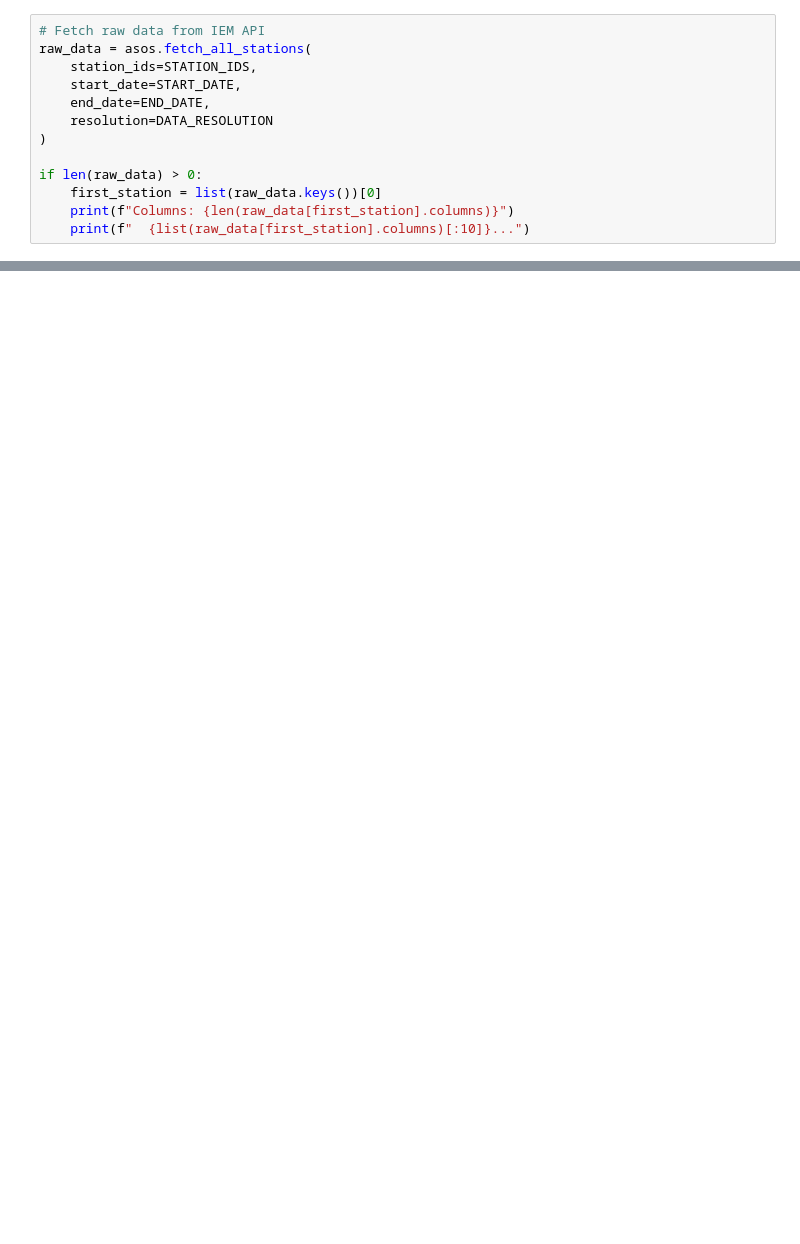
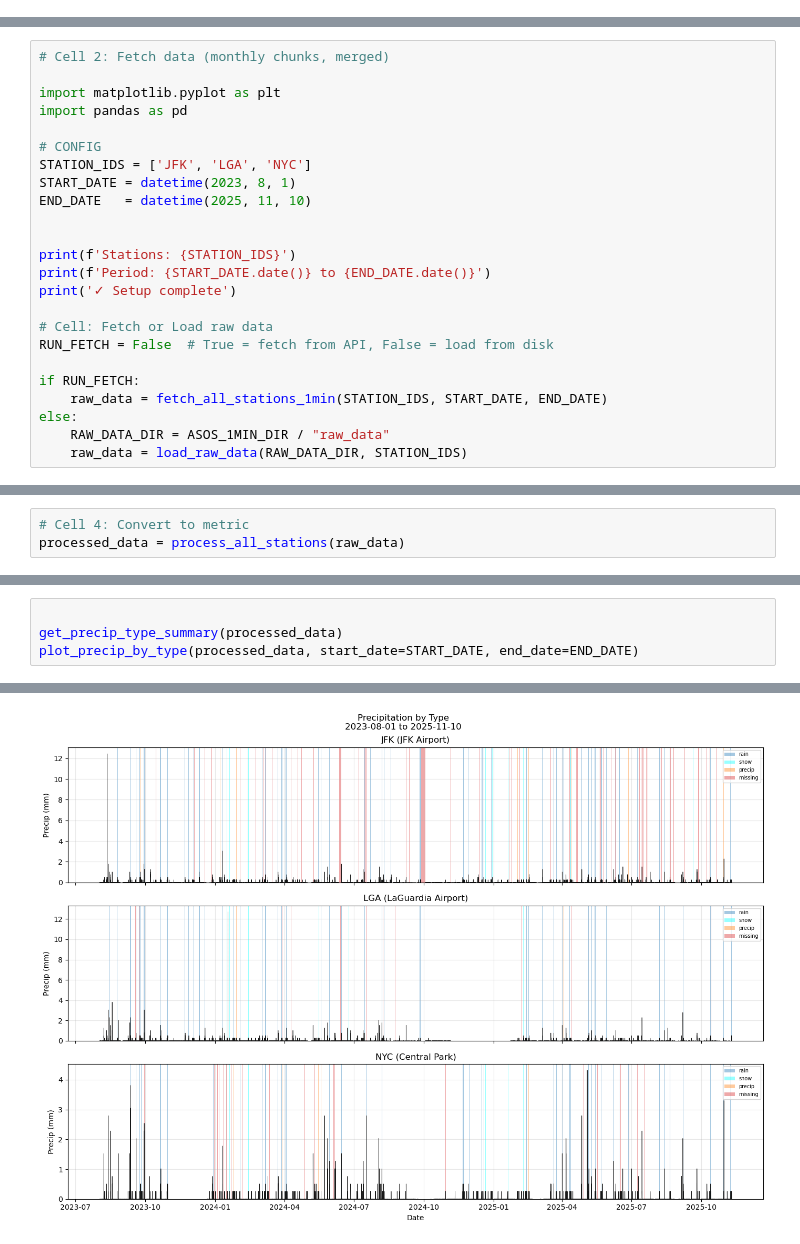
Before and after one commit to gabrielawr/OpenMesh_pynncml, a Jupyter notebook: src/fetch_data/noaa_asos/asos_pipeline.ipynb, the cells around one changed output, grey strips where cells are left out. Saved outputs shown, nothing was run; the diff lists cells and outputs as text; blank space fills up the shorter version.

```diff
--- a/src/fetch_data/noaa_asos/asos_pipeline.ipynb
+++ b/src/fetch_data/noaa_asos/asos_pipeline.ipynb
@@ -99,13 +0,0 @@ Save Plots: False
-# %%
-# Fetch raw data from IEM API
-raw_data = asos.fetch_all_stations(
-    station_ids=STATION_IDS,
-    start_date=START_DATE,
-    end_date=END_DATE,
-    resolution=DATA_RESOLUTION
-)
-
-if len(raw_data) > 0:
-    first_station = list(raw_data.keys())[0]
-    print(f"Columns: {len(raw_data[first_station].columns)}")
-    print(f"  {list(raw_data[first_station].columns)[:10]}...")
@@ -291,0 +83,24 @@ Precipitation Totals:
+# %%
+# Cell 2: Fetch data (monthly chunks, merged)
+
+import matplotlib.pyplot as plt
+import pandas as pd
+
+# CONFIG
+STATION_IDS = ['JFK', 'LGA', 'NYC']
+START_DATE = datetime(2023, 8, 1)
+END_DATE   = datetime(2025, 11, 10)
+
+
+print(f'Stations: {STATION_IDS}')
+print(f'Period: {START_DATE.date()} to {END_DATE.date()}')
+print('✓ Setup complete')
+
+# Cell: Fetch or Load raw data
+RUN_FETCH = False  # True = fetch from API, False = load from disk
+
+if RUN_FETCH:
+    raw_data = fetch_all_stations_1min(STATION_IDS, START_DATE, END_DATE)
+else:
+    RAW_DATA_DIR = ASOS_1MIN_DIR / "raw_data"
+    raw_data = load_raw_data(RAW_DATA_DIR, STATION_IDS)
@@ -291,0 +172,3 @@ Precipitation Totals:
+# %%
+# Cell 4: Convert to metric
+processed_data = process_all_stations(raw_data)
@@ -291,0 +214,5 @@ Precipitation Totals:
+# %%
+
+get_precip_type_summary(processed_data)
+plot_precip_by_type(processed_data, start_date=START_DATE, end_date=END_DATE)
+# %% [output]
@@ -291,0 +243 @@ Precipitation Totals:
+[figure, added]
```
Also changed, not shown: parts of 44 cells of this notebook, 49 other files.
